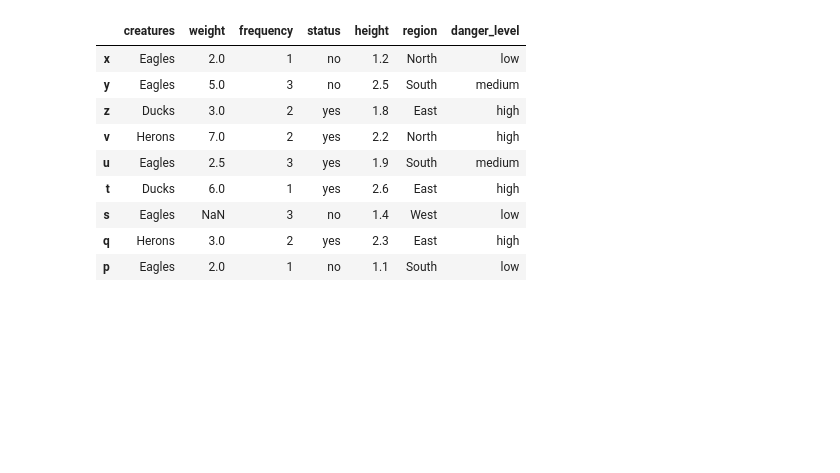
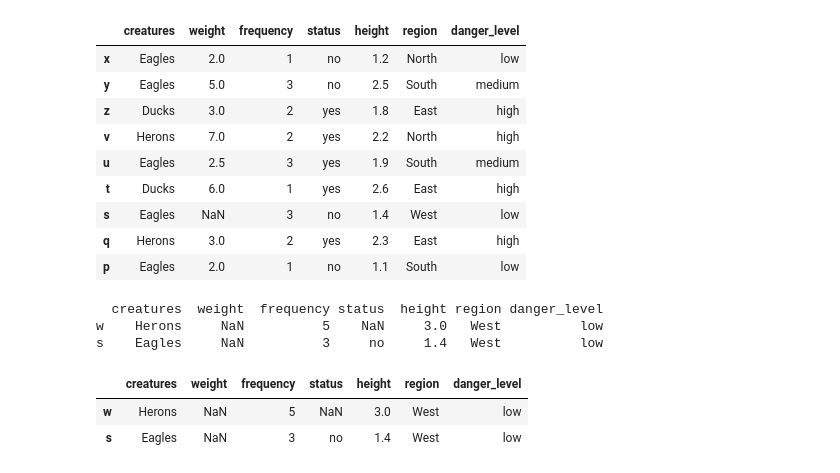
Before and after one commit to Srish09-S/ML-python-assignment-2, a Jupyter notebook: 1.ipynb, the cells around one changed output. Saved outputs shown, nothing was run; the diff lists cells and outputs as text; code cells hidden in the pictures; blank space fills up the shorter version.

```diff
--- a/1.ipynb
+++ b/1.ipynb
@@ -194,3 +194,17 @@ df[df['frequency'] < 4]
 | s | Eagles | NaN | 3 | no | 1.4 | West | low |
 | q | Herons | 3.0 | 2 | yes | 2.3 | East | high |
 | p | Eagles | 2.0 | 1 | no | 1.1 | South | low |
+# %%
+nan_rows = df[df['weight'].isna() | df['status'].isna()]
+
+print(nan_rows)
+# %% [output]
+  creatures  weight  frequency status  height region danger_level
+w    Herons     NaN          5    NaN     3.0   West          low
+s    Eagles     NaN          3     no     1.4   West          low
+# %%
+df[df['weight'].isna() | df['status'].isna()]
+# %% [output]
+|  | creatures | weight | frequency | status | height | region | danger_level |
+| w | Herons | NaN | 5 | NaN | 3.0 | West | low |
+| s | Eagles | NaN | 3 | no | 1.4 | West | low |
```
Also changed, not shown: parts of 4 cells of this notebook.
